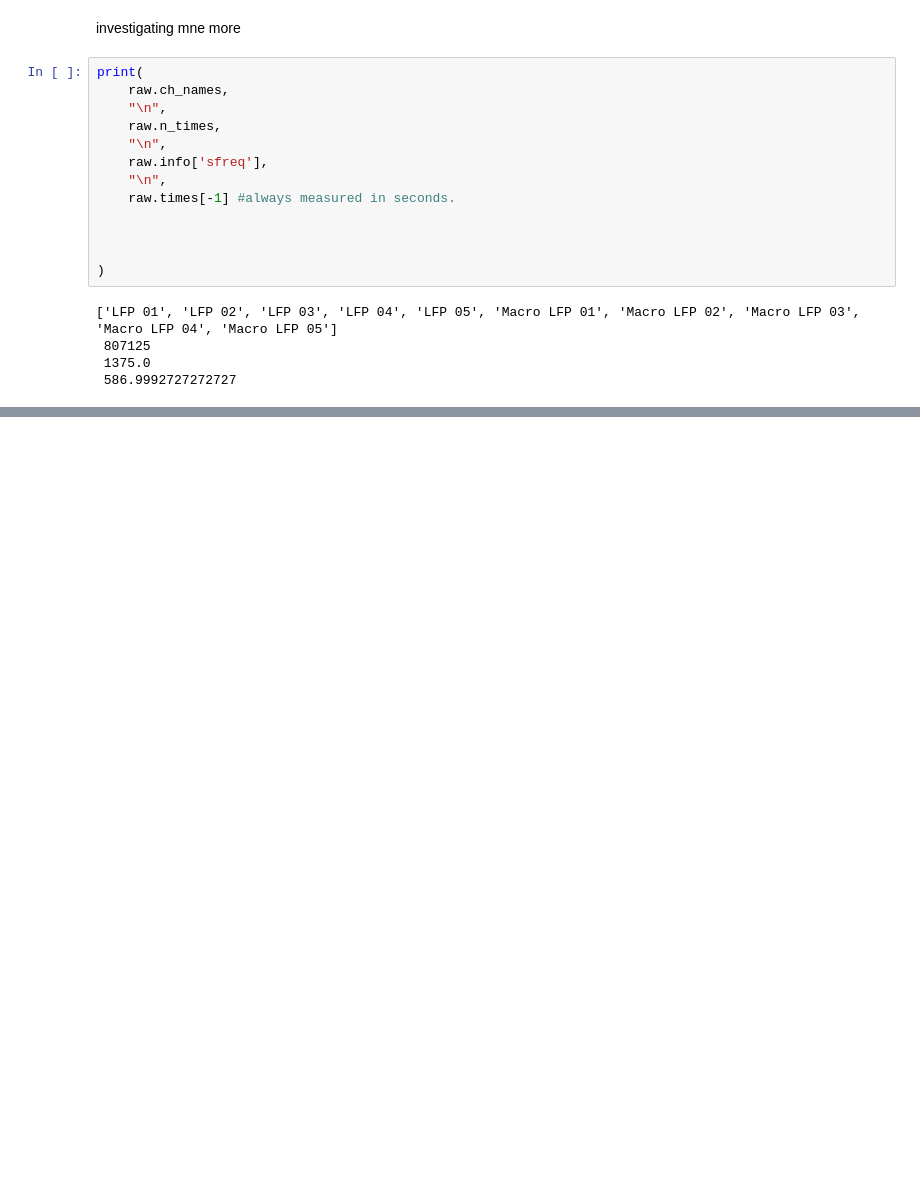
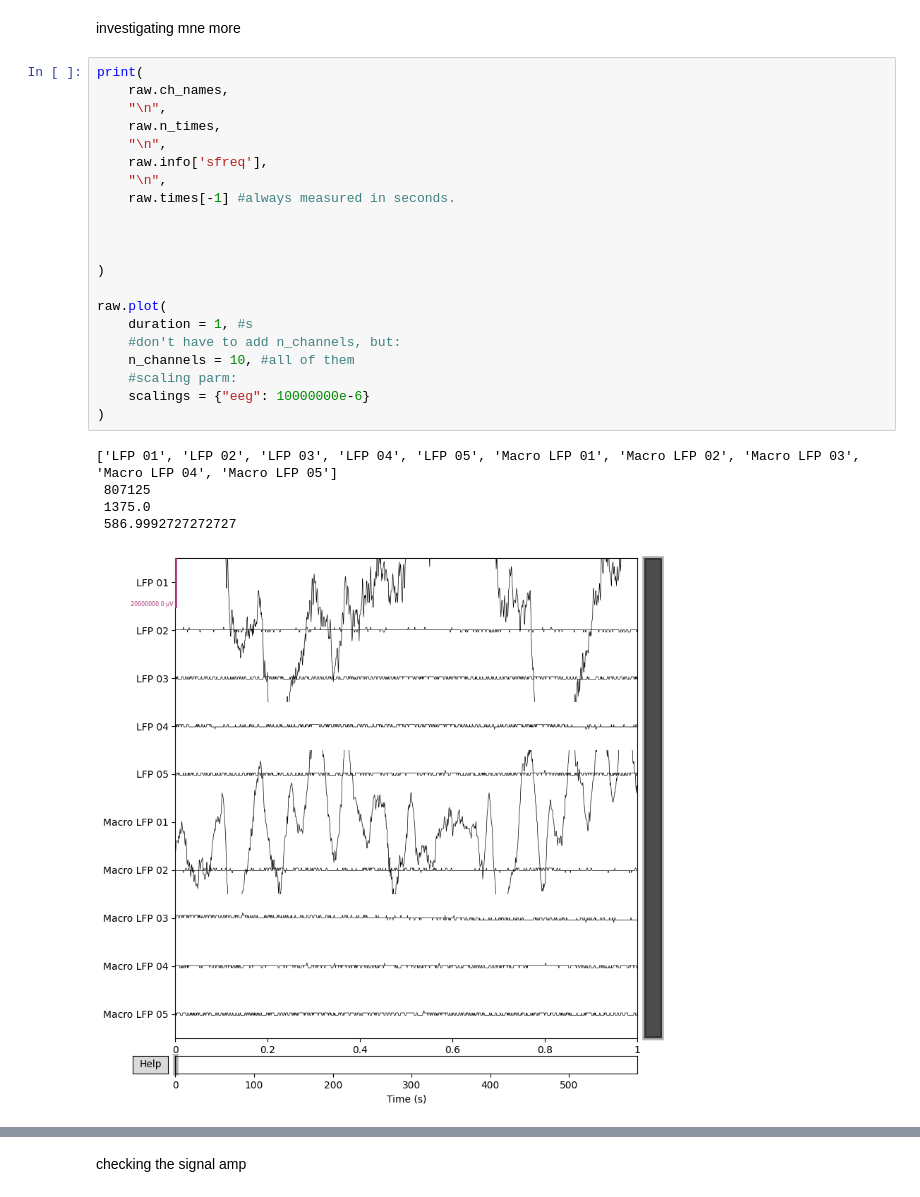
Before and after one commit to alexanderspeer/joystick_test_env, a Jupyter notebook: python_da/surgery_da/dbs_review.ipynb, the cells around one changed output, grey strips where cells are left out. Saved outputs shown, nothing was run; the diff lists cells and outputs as text; blank space fills up the shorter version.

```diff
--- a/python_da/surgery_da/dbs_review.ipynb
+++ b/python_da/surgery_da/dbs_review.ipynb
@@ -328,18 +328,27 @@ investigating mne more
 # %%
 print(
     raw.ch_names,
     "\n",
     raw.n_times,
     "\n",
     raw.info['sfreq'],
     "\n",
     raw.times[-1] #always measured in seconds.
 
 
 
 )
+
+raw.plot(
+    duration = 1, #s
+    #don't have to add n_channels, but:
+    n_channels = 10, #all of them
+    #scaling parm:
+    scalings = {"eeg": 10000000e-6}
+)
 # %% [output]
 ['LFP 01', 'LFP 02', 'LFP 03', 'LFP 04', 'LFP 05', 'Macro LFP 01', 'Macro LFP 02', 'Macro LFP 03', 'Macro LFP 04', 'Macro LFP 05']
  807125
  1375.0
  586.9992727272727
+[figure, added]
@@ -345,0 +356,2 @@ print(
+# %% [markdown]
+checking the signal amp
```
Also changed, not shown: parts of 3 cells of this notebook, 38 other files.
